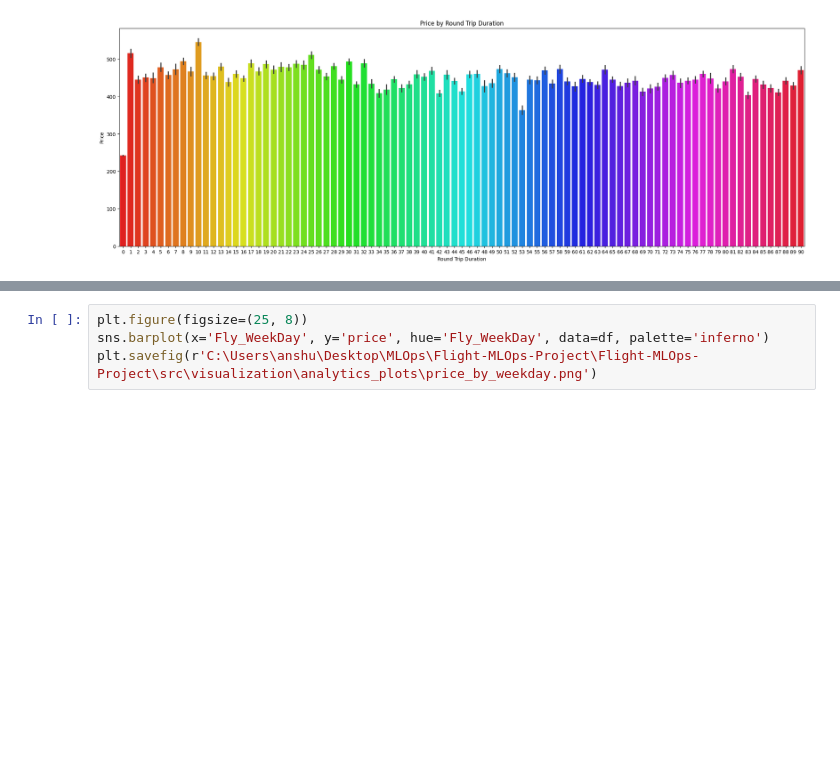
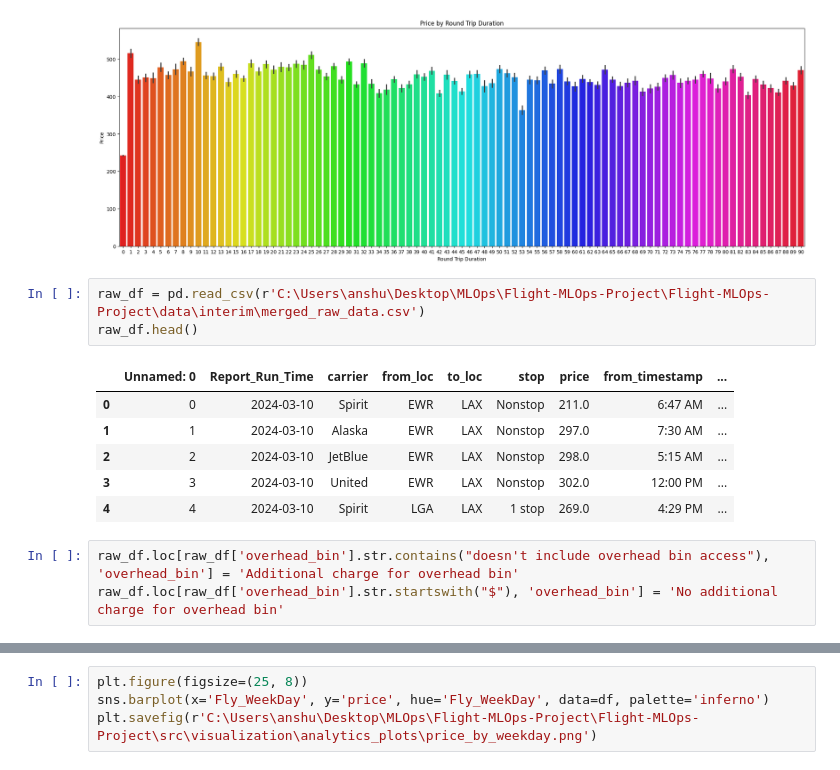
Before and after one commit to AnshulSGarg/Flight-MLOps-Project, a Jupyter notebook: notebooks/analytics.ipynb, the cells around one changed output, grey strips where cells are left out. Cells and saved outputs as stored; diff of their text form; blank space fills up the shorter version.

```diff
--- a/notebooks/analytics.ipynb
+++ b/notebooks/analytics.ipynb
@@ -166,3 +203,16 @@ plt.savefig(r'C:\Users\anshu\Desktop\MLOps\Flight-MLOps-Project\Flight-MLOps-Pro
 plt.show()
 # %% [output]
 [figure]
+# %%
+raw_df = pd.read_csv(r'C:\Users\anshu\Desktop\MLOps\Flight-MLOps-Project\Flight-MLOps-Project\data\interim\merged_raw_data.csv')
+raw_df.head()
+# %% [output]
+|  | Unnamed: 0 | Report_Run_Time | carrier | from_loc | to_loc | stop | price | from_timestamp | ... |
+| 0 | 0 | 2024-03-10 | Spirit | EWR | LAX | Nonstop | 211.0 | 6:47 AM | ... |
+| 1 | 1 | 2024-03-10 | Alaska | EWR | LAX | Nonstop | 297.0 | 7:30 AM | ... |
+| 2 | 2 | 2024-03-10 | JetBlue | EWR | LAX | Nonstop | 298.0 | 5:15 AM | ... |
+| 3 | 3 | 2024-03-10 | United | EWR | LAX | Nonstop | 302.0 | 12:00 PM | ... |
+| 4 | 4 | 2024-03-10 | Spirit | LGA | LAX | 1 stop | 269.0 | 4:29 PM | ... |
+# %%
+raw_df.loc[raw_df['overhead_bin'].str.contains("doesn't include overhead bin access"), 'overhead_bin'] = 'Additional charge for overhead bin'
+raw_df.loc[raw_df['overhead_bin'].str.startswith("$"), 'overhead_bin'] = 'No additional charge for overhead bin'
```
Also changed, not shown: parts of 7 cells of this notebook, 36 other files.
